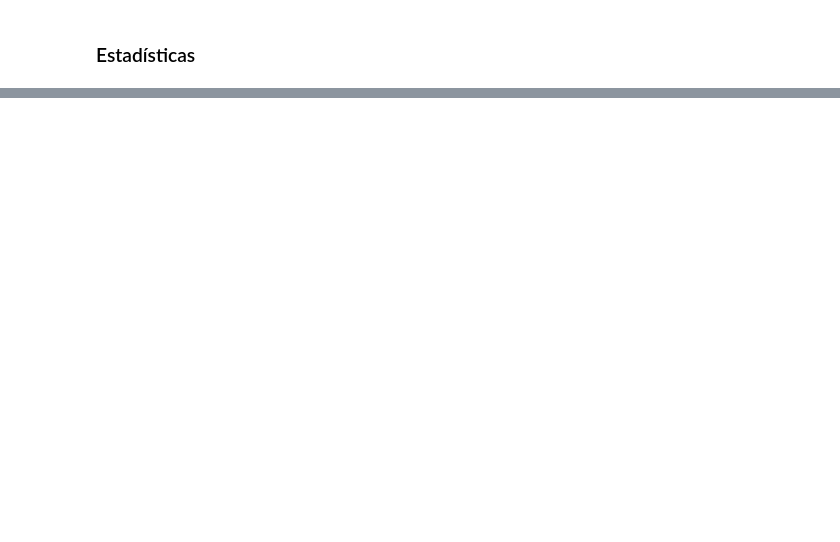
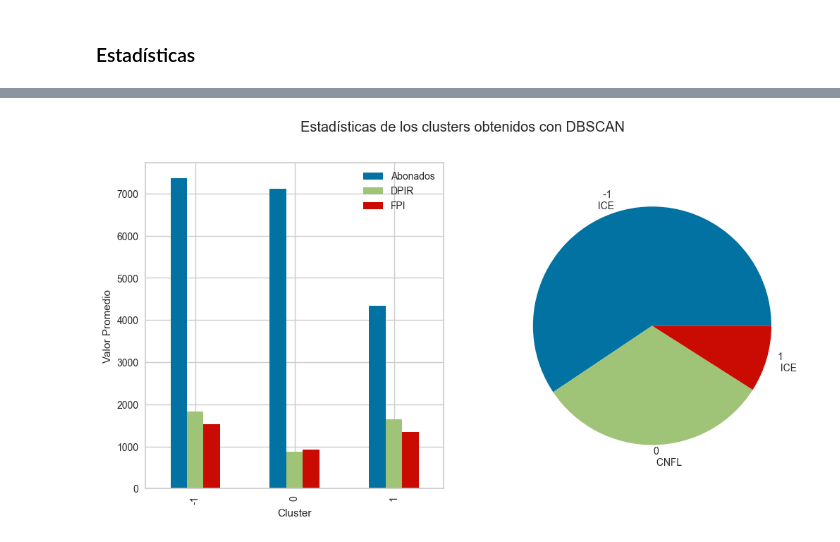
Before and after one commit to marpermon/AI_Projects, a Jupyter notebook: Proyecto1/Proyecto1.ipynb, the cells around one changed output, grey strips where cells are left out. Saved outputs shown, nothing was run; the diff lists cells and outputs as text; code cells hidden in the pictures; blank space fills up the shorter version.

```diff
--- a/Proyecto1/Proyecto1.ipynb
+++ b/Proyecto1/Proyecto1.ipynb
@@ -232,0 +256,18 @@ data_DBSCAN.groupby("Cluster").agg({"Abonados":['mean'],
+# %%
+# generamos gráficos para entender mejor la data
+data_DBSCAN_grouped1 = data_DBSCAN.groupby("Cluster").agg({"Abonados":['mean'],
+                                    "DPIR":['mean'],
+                                    "FPI":['mean'],
+                                  "Empresa":[pd.Series.mode]
+                                    })
+fig, ax = plt.subplots(1, 2, figsize=(12, 6))
+data_DBSCAN_grouped1.plot(kind='bar',ax=ax[0], xlabel='Cluster', ylabel='Valor Promedio')
+ax[0].legend(['Abonados', 'DPIR', 'FPI'])
+empresas=[data_DBSCAN_grouped1.Empresa.values[i][0] for i in range(len(data_DBSCAN_grouped1.Empresa.values))]
+data_DBSCAN_grouped2 = data_DBSCAN.groupby("Cluster").agg({"Cluster":'count'})
+formatter = [f"{i} \n {j}" for i,j in zip(list(data_DBSCAN_grouped1.index),empresas)]
+ax[1].pie(data_DBSCAN_grouped2.Cluster, labels=formatter)
+fig.suptitle('Estadísticas de los clusters obtenidos con DBSCAN')
+plt.show()
+# %% [output]
+[figure, added]
```
Also changed, not shown: parts of 9 cells of this notebook.
